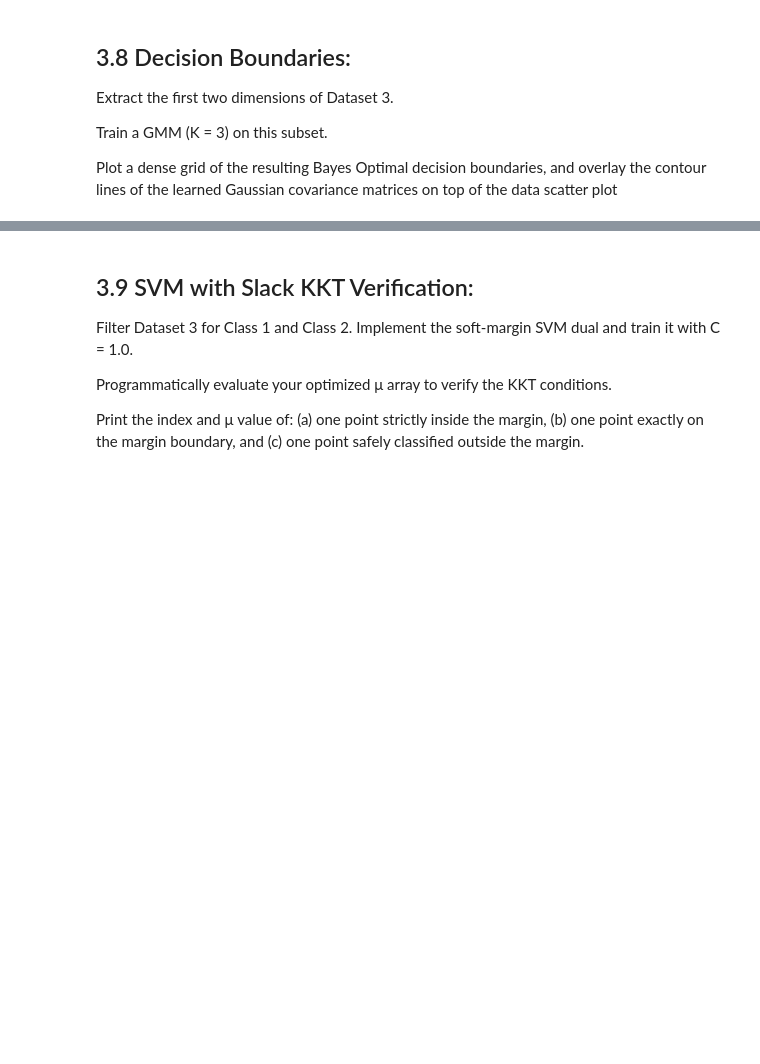
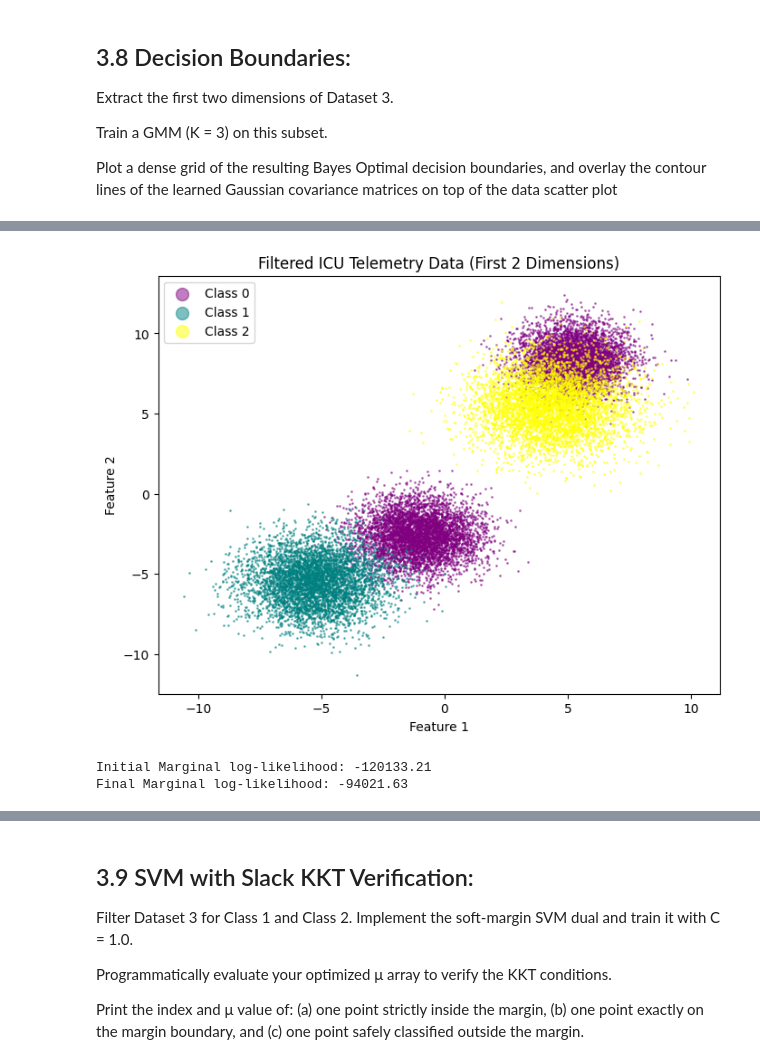
Before and after one commit to Bitupan132/E1_213_Pattern_Recognition_and_Neural_Networks, a Jupyter notebook: Assignment_1/src/3_high_frequency_icu_telemetry.ipynb, the cells around one changed output, grey strips where cells are left out. Cells and saved outputs as stored; diff of their text form; code cells hidden in the pictures; blank space fills up the shorter version.

```diff
--- a/Assignment_1/src/3_high_frequency_icu_telemetry.ipynb
+++ b/Assignment_1/src/3_high_frequency_icu_telemetry.ipynb
@@ -327,0 +356,27 @@ the data scatter plot
+# %%
+plt.figure(figsize=(8, 6))
+
+colors = ['purple', 'teal', 'yellow']
+y_flattened = y.flatten().astype('int')
+classes = np.unique(y_flattened)
+
+for class_id, color in zip(classes, colors):
+    mask = (y_flattened == class_id)
+    plt.scatter(x_filtered[mask, 0], x_filtered[mask, 1], c=color, label=f'Class {class_id}', alpha=0.5, s=1)
+
+plt.xlabel('Feature 1')
+plt.ylabel('Feature 2')
+plt.title('Filtered ICU Telemetry Data (First 2 Dimensions)')
+
+plt.legend(markerscale=10)
+plt.show()
+# %% [output]
+[figure, added]
+# %%
+K = 3
+lls, pi, mu, Sigma = run_gmm(x_filtered, K=K)
+print(f"Initial Marginal log-likelihood: {lls[0]:.2f}")
+print(f"Final Marginal log-likelihood: {lls[-1]:.2f}")
+# %% [output]
+Initial Marginal log-likelihood: -120133.21
+Final Marginal log-likelihood: -94021.63
```
Also changed, not shown: parts of 31 cells of this notebook.
